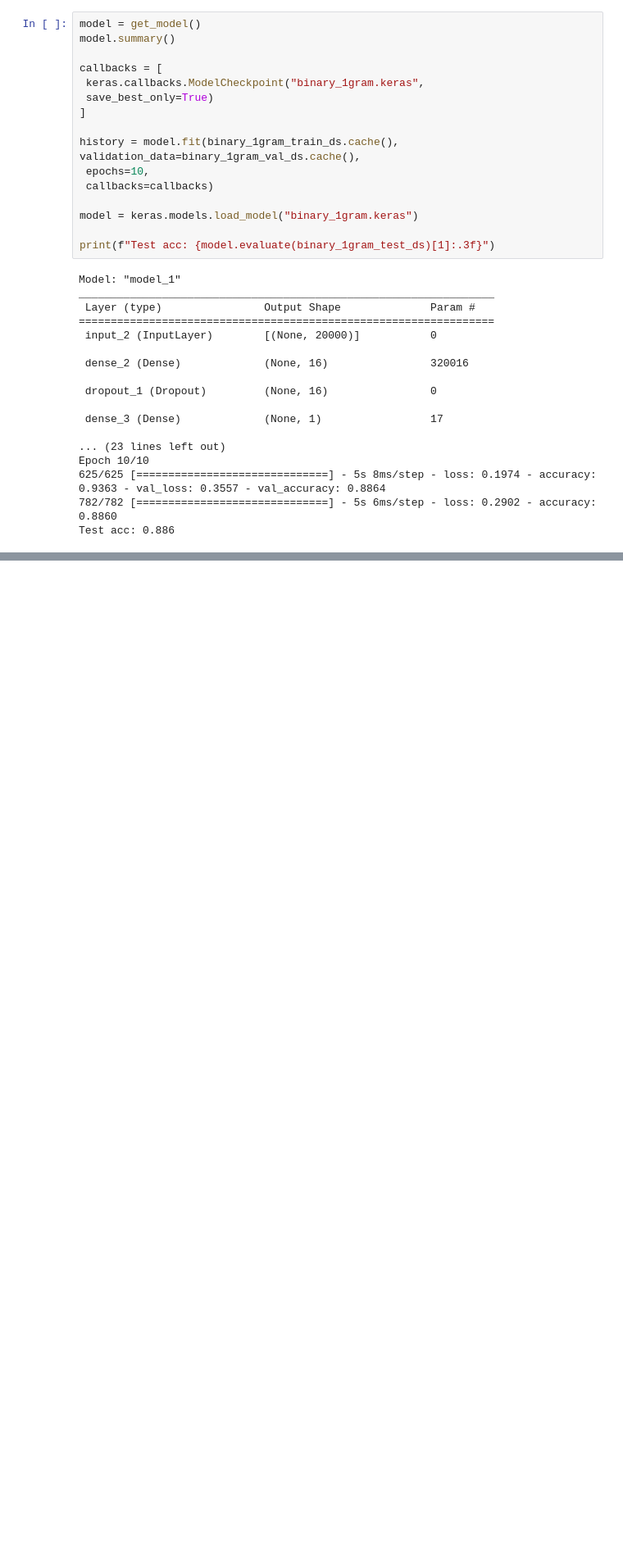
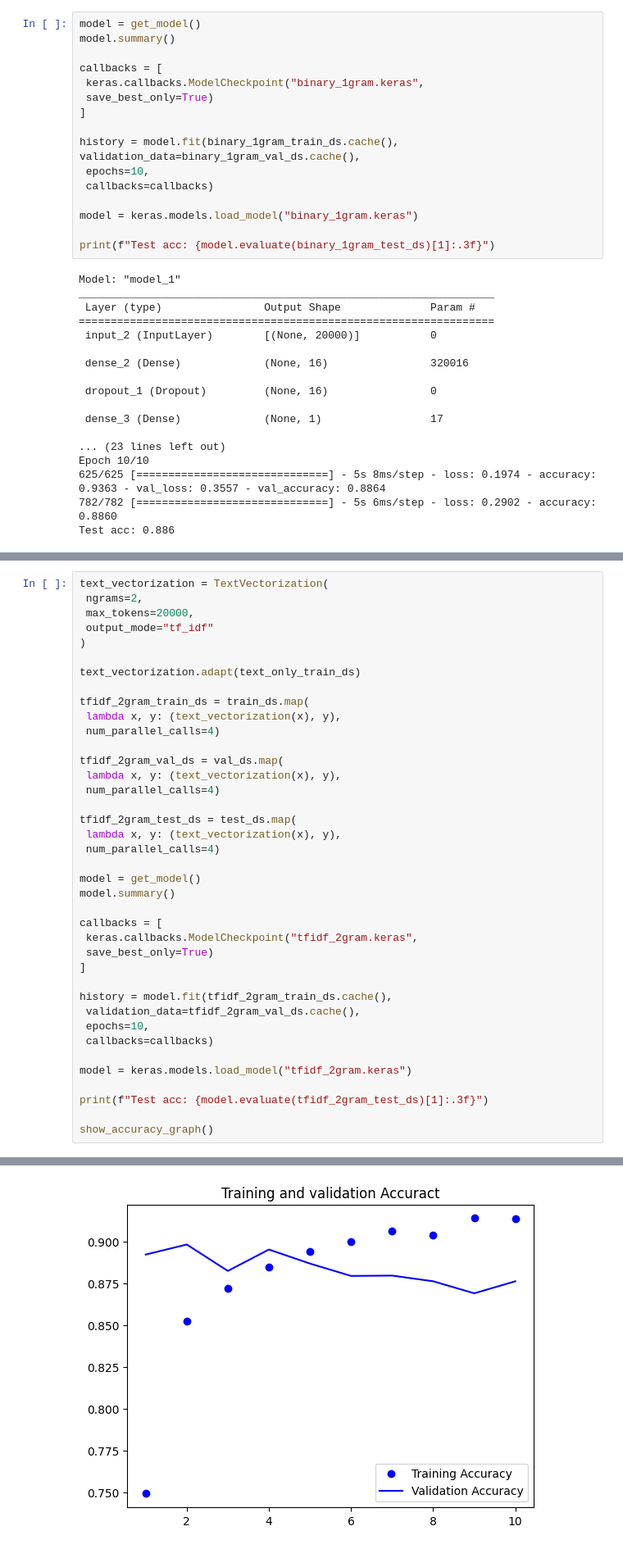
Before and after one commit to josephassiga/tensorflow-and-keras-tutorial, a Jupyter notebook: W3/Lab5/W3_Lab_1_intro_nlp.ipynb, the cells around one changed output, grey strips where cells are left out. Shown at 82% size. Drawn from its saved outputs; the diff is of its cells as text; blank space fills up the shorter version.

```diff
--- a/W3/Lab5/W3_Lab_1_intro_nlp.ipynb
+++ b/W3/Lab5/W3_Lab_1_intro_nlp.ipynb
@@ -195,0 +263,40 @@ plt.show()
+# %%
+text_vectorization = TextVectorization(
+ ngrams=2,
+ max_tokens=20000,
+ output_mode="tf_idf"
+)
+
+text_vectorization.adapt(text_only_train_ds)
+
+tfidf_2gram_train_ds = train_ds.map(
+ lambda x, y: (text_vectorization(x), y),
+ num_parallel_calls=4)
+
+tfidf_2gram_val_ds = val_ds.map(
+ lambda x, y: (text_vectorization(x), y),
+ num_parallel_calls=4)
+
+tfidf_2gram_test_ds = test_ds.map(
+ lambda x, y: (text_vectorization(x), y),
+ num_parallel_calls=4)
+
+model = get_model()
+model.summary()
+
+callbacks = [
+ keras.callbacks.ModelCheckpoint("tfidf_2gram.keras",
+ save_best_only=True)
+]
+
+history = model.fit(tfidf_2gram_train_ds.cache(),
+ validation_data=tfidf_2gram_val_ds.cache(),
+ epochs=10,
+ callbacks=callbacks)
+
+model = keras.models.load_model("tfidf_2gram.keras")
+
+print(f"Test acc: {model.evaluate(tfidf_2gram_test_ds)[1]:.3f}")
+
+show_accuracy_graph()
+# %% [output]
@@ -195,0 +320 @@ plt.show()
+[figure, added]
```
Also changed, not shown: parts of 7 cells of this notebook.
